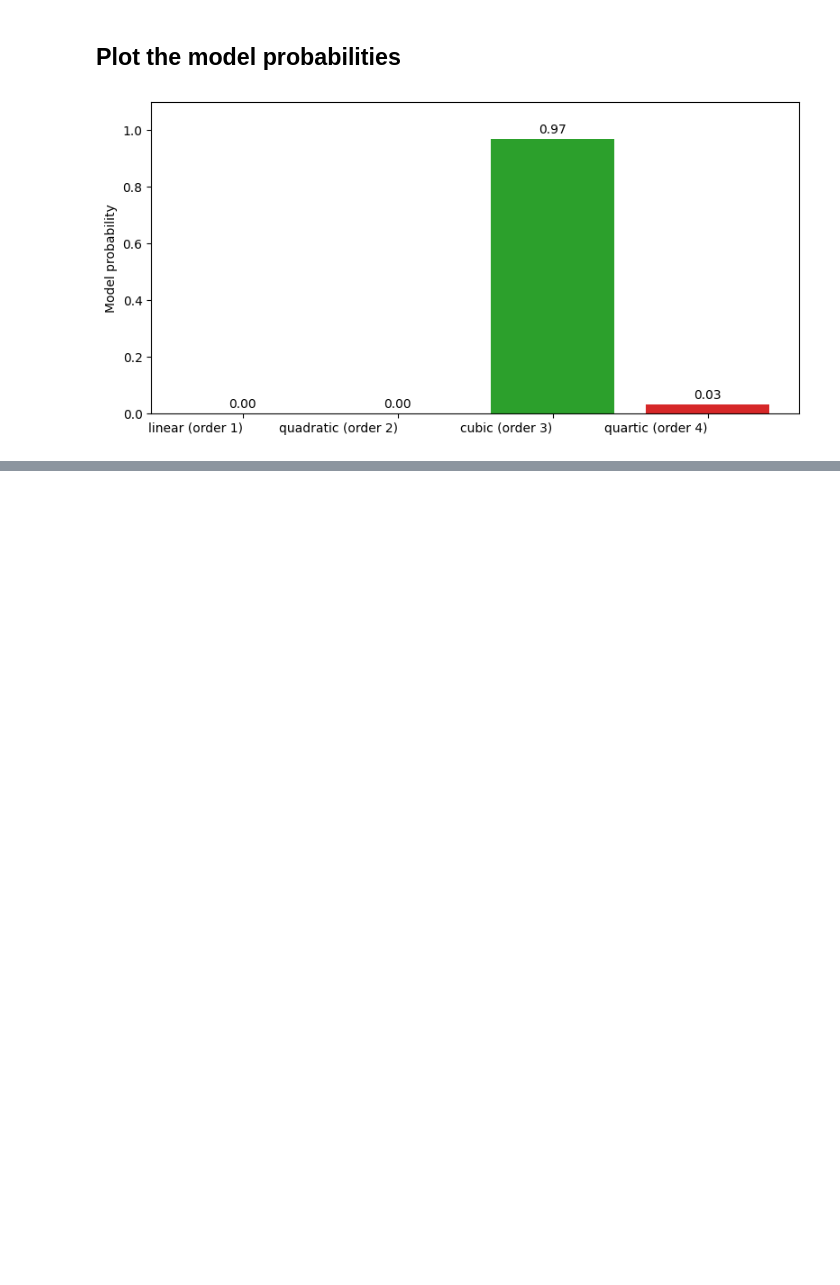
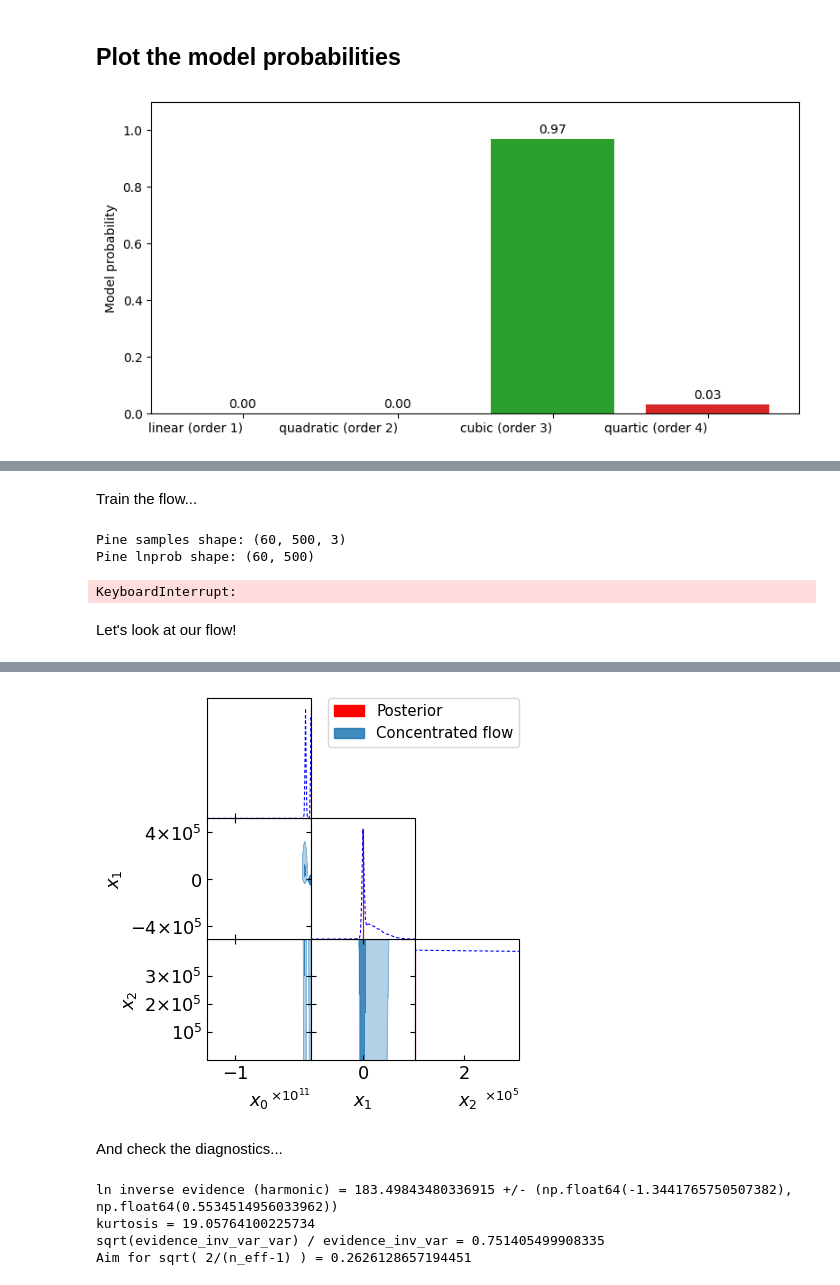
Before and after one commit to astro-informatics/tutorial_harmonic, a Jupyter notebook: tutorial.ipynb, the cells around one changed output, grey strips where cells are left out. Saved outputs shown, nothing was run; the diff lists cells and outputs as text; code cells hidden in the pictures; blank space fills up the shorter version.

Commit message:
Add radiata pine

```diff
--- a/tutorial.ipynb
+++ b/tutorial.ipynb
@@ -729,0 +748,4 @@ plt.show()
+# %%
+url = "https://raw.githubusercontent.com/astro-informatics/harmonic/refs/heads/main/examples/data/radiata_pine.dat"
+
+radiata_data = np.loadtxt(url)
@@ -729,0 +1121,42 @@ plt.show()
+# %% [markdown]
+Train the flow...
+# %%
+# Which model we use
+model_1 = True
+# initialise random seed
+np.random.seed(26)
+
+samples_pine, lnprob_pine = get_radiata_samples(model_1=model_1)
+print("Pine samples shape:", samples_pine.shape)
+print("Pine lnprob shape:", lnprob_pine.shape)
+chains_pine = hm.Chains(3)
+chains_pine.add_chains_3d(samples_pine, lnprob_pine)
+chains_train_pine, chains_infer_pine = hm.utils.split_data(
+    chains_pine, training_proportion=0.5
+)
+# %% [output]
+Pine samples shape: (60, 500, 3)
+Pine lnprob shape: (60, 500)
+# %%
+# Spline parameters
+temperature = 0.99
+epochs_num = 5
+n_layers = 10
+n_bins = 8
+hidden_size = [64, 64]
+spline_range = (-10.0, 10.0)
+standardize = True
+learning_rate = 0.1
+model_pine = hm.model.RQSplineModel(
+            3,
+            n_layers=n_layers,
+            n_bins=n_bins,
+            hidden_size=hidden_size,
+            spline_range=spline_range,
+            standardize=standardize,
+            temperature=temperature,
+            learning_rate=learning_rate,
+        )
+model_pine.fit(chains_train_pine.samples, epochs=epochs_num)
+# %% [output]
+KeyboardInterrupt:
@@ -729,0 +1171,8 @@ plt.show()
+# %% [markdown]
+Let's look at our flow!
+# %%
+num_samp = chains_train_pine.samples.shape[0]
+samps_compressed_pine = np.array(model_pine.sample(num_samp))
+
+hm.utils.plot_getdist_compare(chains_train_pine.samples, samps_compressed_pine)
+# %% [output]
@@ -729,0 +1187,14 @@ plt.show()
+[figure, added]
+# %% [markdown]
+And check the diagnostics...
+# %%
+print('ln inverse evidence (harmonic) = {} +/- {}'.format(ln_inv_evidence_pine, err_ln_inv_evidence_pine))
+print("kurtosis = {}".format(ev_pine.kurtosis))
+check = np.exp(0.5 * ev_pine.ln_evidence_inv_var_var - ev_pine.ln_evidence_inv_var)
+print("sqrt(evidence_inv_var_var) / evidence_inv_var = {}".format(check))
+print("Aim for sqrt( 2/(n_eff-1) ) = {}".format(np.sqrt(2.0 / (ev_pine.n_eff - 1))))
+# %% [output]
+ln inverse evidence (harmonic) = 183.49843480336915 +/- (np.float64(-1.3441765750507382), np.float64(0.5534514956033962))
+kurtosis = 19.05764100225734
+sqrt(evidence_inv_var_var) / evidence_inv_var = 0.751405499908335
+Aim for sqrt( 2/(n_eff-1) ) = 0.2626128657194451
```
Also changed, not shown: parts of 20 cells of this notebook.
